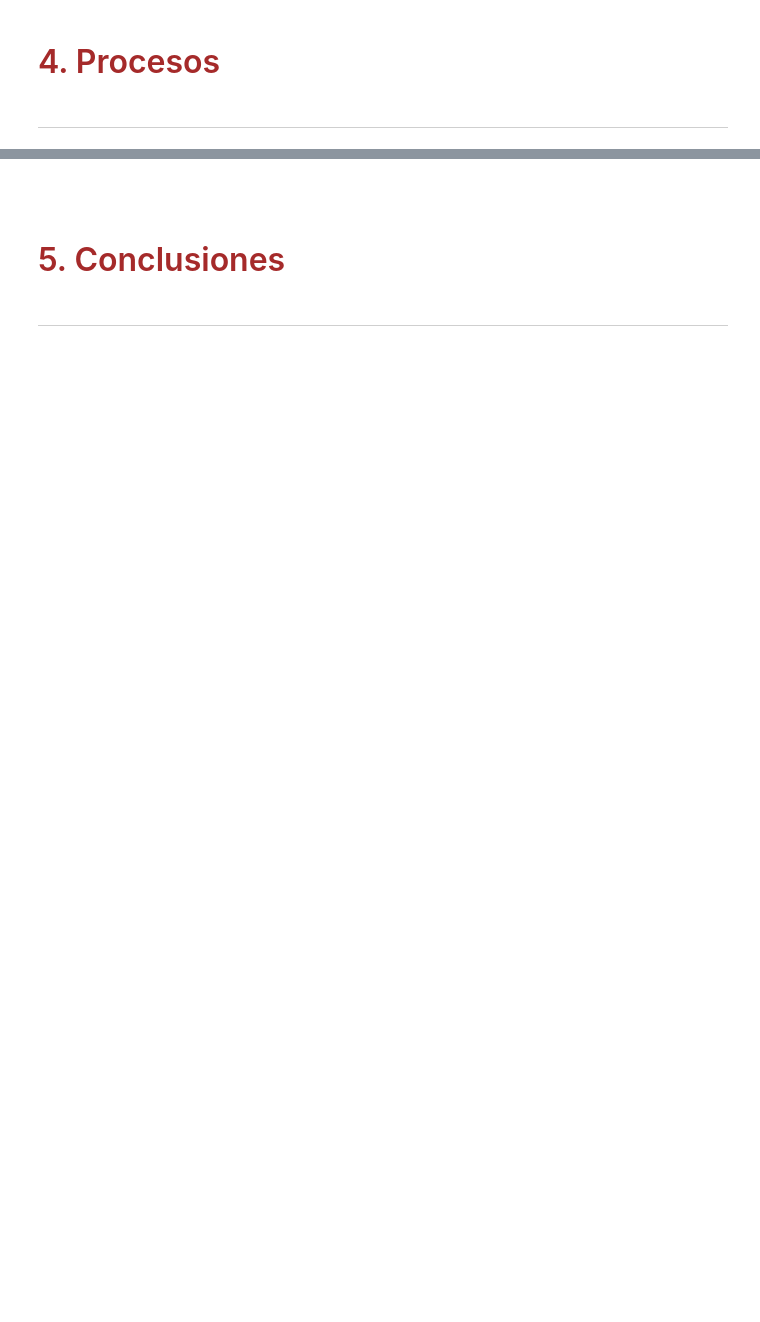
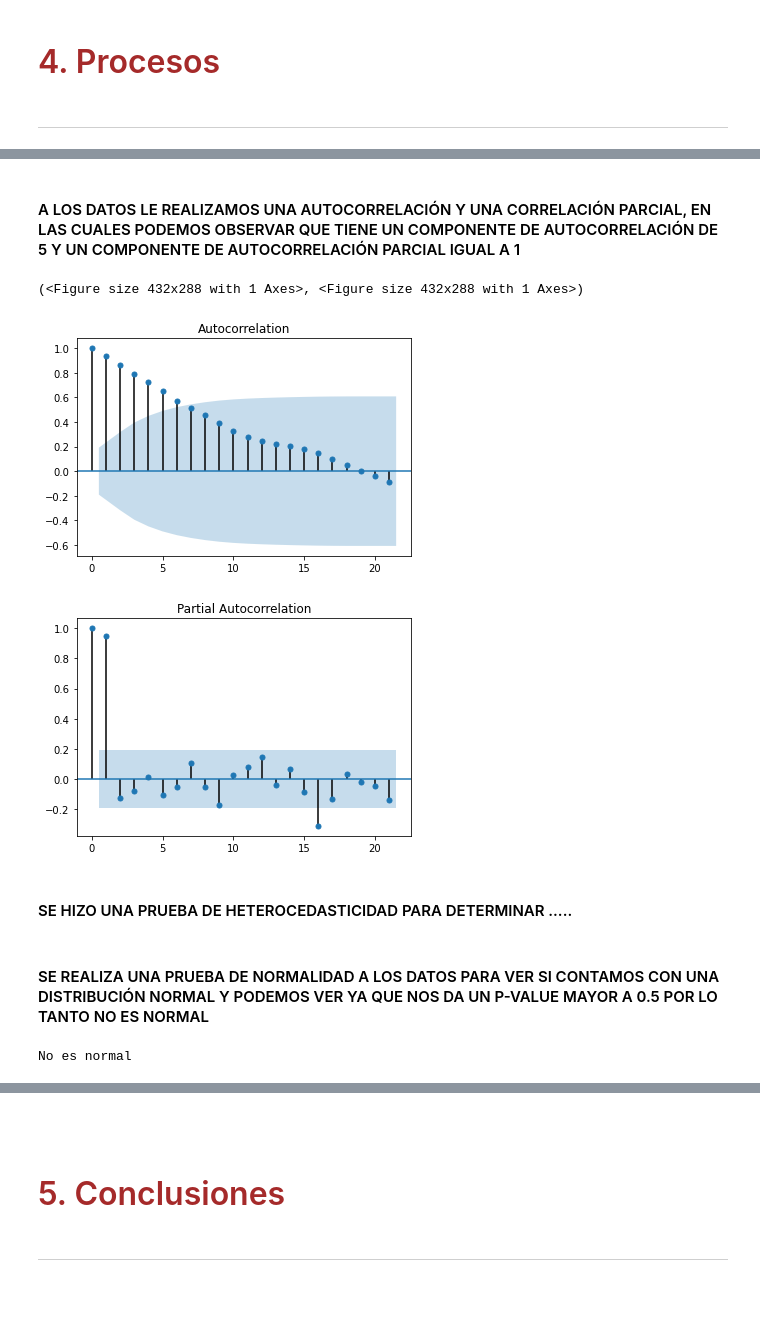
Before and after one commit to Sofiagarciaif/MyST_Proyecto_Final, a Jupyter notebook: notebook.ipynb, the cells around one changed output, grey strips where cells are left out. Drawn from its saved outputs; the diff is of its cells as text; code cells hidden in the pictures; blank space fills up the shorter version.

```diff
--- a/notebook.ipynb
+++ b/notebook.ipynb
@@ -67,0 +102,16 @@ Para correr este notebook es necesario contar con los siguientes archivos y depe
+# %% [markdown]
+#### <font color= a05000 > A LOS DATOS LE REALIZAMOS UNA AUTOCORRELACIÓN Y UNA CORRELACIÓN PARCIAL, EN LAS CUALES PODEMOS OBSERVAR QUE TIENE UN COMPONENTE DE AUTOCORRELACIÓN DE 5 Y UN COMPONENTE DE AUTOCORRELACIÓN PARCIAL IGUAL A 1
+# %%
+vs.f_autocorr(D_IPC)
+# %% [output]
+(<Figure size 432x288 with 1 Axes>, <Figure size 432x288 with 1 Axes>)
+[figure, added]
+[figure, added]
+# %% [markdown]
+#### <font color= a05000 > SE HIZO UNA PRUEBA DE HETEROCEDASTICIDAD PARA DETERMINAR .....
+# %% [markdown]
+#### <font color= a05000 > SE REALIZA UNA PRUEBA DE NORMALIDAD A LOS DATOS PARA VER SI CONTAMOS CON UNA DISTRIBUCIÓN NORMAL Y PODEMOS VER YA QUE NOS DA UN P-VALUE MAYOR A 0.5 POR LO TANTO NO ES NORMAL
+# %%
+vs.f_dist_normal(D_IPC)
+# %% [output]
+No es normal
```
Also changed, not shown: parts of 12 cells of this notebook, 4 other files.
